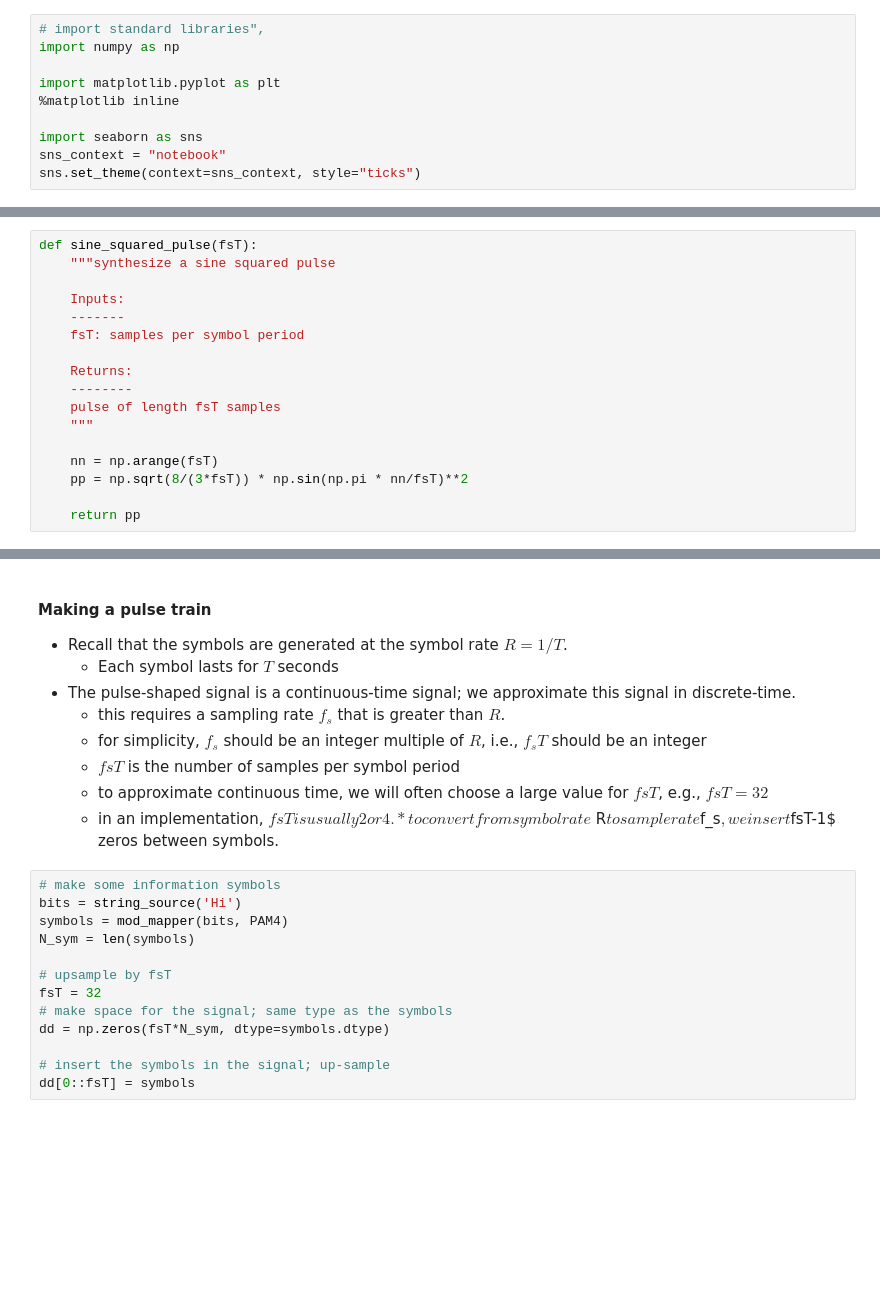
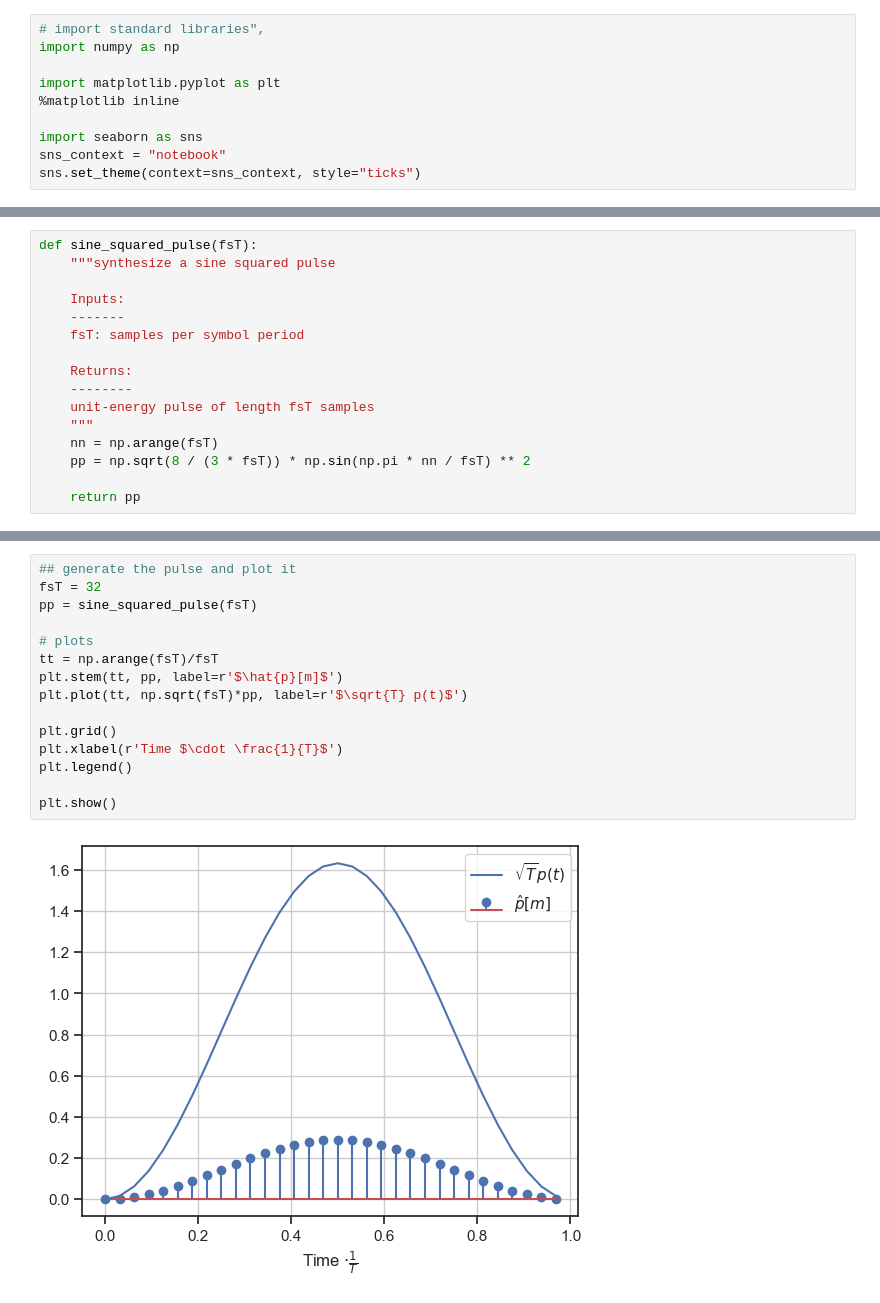
Before and after one commit to bepepa/UG-comms, a Jupyter notebook: notebooks/020_pulse_shaping.ipynb, the cells around one changed output, grey strips where cells are left out. Saved outputs shown, nothing was run; the diff lists cells and outputs as text; blank space fills up the shorter version.

```diff
--- a/notebooks/020_pulse_shaping.ipynb
+++ b/notebooks/020_pulse_shaping.ipynb
@@ -73,10 +190,9 @@ def sine_squared_pulse(fsT):
 
     Returns:
     --------
-    pulse of length fsT samples
+    unit-energy pulse of length fsT samples
     """
-
     nn = np.arange(fsT)
-    pp = np.sqrt(8/(3*fsT)) * np.sin(np.pi * nn/fsT)**2
+    pp = np.sqrt(8 / (3 * fsT)) * np.sin(np.pi * nn / fsT) ** 2
 
     return pp
@@ -99,25 +199,17 @@ plt.show()
-# %% [markdown]
-#### Making a pulse train
-
-* Recall that the symbols are generated at the symbol rate $R=1/T$.
-  - Each symbol lasts for $T$ seconds
-* The pulse-shaped signal is a continuous-time signal; we approximate this signal in discrete-time.
-  - this requires a sampling rate $f_s$ that is greater than $R$.
-  - for simplicity, $f_s$ should be an integer multiple of $R$, i.e., $f_sT$ should be an integer
-  - $fsT$ is the number of samples per symbol period
-  - to approximate continuous time, we will often choose a large value for $fsT$, e.g., $fsT=32$
-  - in an implementation, $fsT is usually 2 or 4.
-* to convert from symbol rate $R$ to sample rate $f_s$, we insert $fsT-1$ zeros between symbols.
-# %%
-# make some information symbols
-bits = string_source('Hi')
-symbols = mod_mapper(bits, PAM4)
-N_sym = len(symbols)
-
-# upsample by fsT
-fsT = 32
-# make space for the signal; same type as the symbols
-dd = np.zeros(fsT*N_sym, dtype=symbols.dtype)
-
-# insert the symbols in the signal; up-sample
-dd[0::fsT] = symbols
+# %%
+## generate the pulse and plot it
+fsT = 32
+pp = sine_squared_pulse(fsT)
+
+# plots
+tt = np.arange(fsT)/fsT
+plt.stem(tt, pp, label=r'$\hat{p}[m]$')
+plt.plot(tt, np.sqrt(fsT)*pp, label=r'$\sqrt{T} p(t)$')
+
+plt.grid()
+plt.xlabel(r'Time $\cdot \frac{1}{T}$')
+plt.legend()
+
+plt.show()
+# %% [output]
+[figure, added]
```
Also changed, not shown: parts of 29 cells of this notebook, 1 other file.
